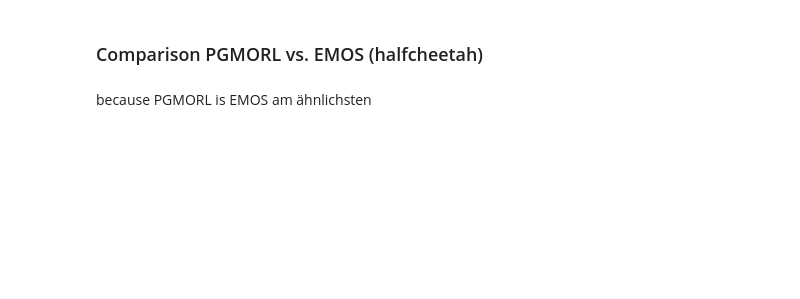
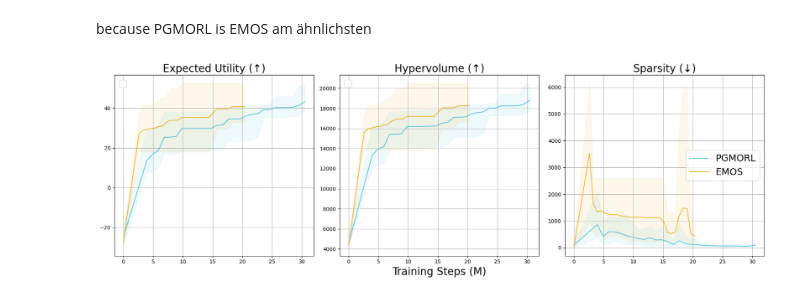
Before and after one commit to clarissakuemhof/masterthesis-public, a Jupyter notebook: export-data/export.ipynb, the cells around one changed output. Saved outputs shown, nothing was run; the diff lists cells and outputs as text; code cells hidden in the pictures; blank space fills up the shorter version.

```diff
--- a/export-data/export.ipynb
+++ b/export-data/export.ipynb
@@ -373,5 +200,80 @@ plt.show()
-# %% [markdown]
-### Comparison PGMORL vs. EMOS (halfcheetah)
 # %% [markdown]
 because PGMORL is EMOS am ähnlichsten
+# %%
+df_eum_pgmorl = pd.read_csv('pgmorl-EUM-halfcheetah.csv')
+df_eum_emos = pd.read_csv('emos-EUM-halfcheetah.csv')
+df_hypervolume_pgmorl = pd.read_csv('pgmorl-HV-halfcheetah.csv')
+df_hypervolume_emos = pd.read_csv('emos-HV-halfcheetah.csv')
+df_sparsity_pgmorl = pd.read_csv('pgmorl-sparsity-halfcheetah.csv')
+df_sparsity_emos = pd.read_csv('emos-sparsity-halfcheetah.csv')
+
+for df in [df_eum_pgmorl,df_eum_emos,df_hypervolume_pgmorl,df_hypervolume_emos,df_sparsity_pgmorl,df_sparsity_emos]:
+    df["global_step"] = df["global_step"] / 1_000_000
+
+fig, axes = plt.subplots(1, 3, figsize=(18, 6))
+
+# EUM Plot (Left)
+axes[0].plot(df_eum_pgmorl["global_step"], df_eum_pgmorl["algo: PGMORL - eval/eum"], color='#5BC5DB')
+axes[0].fill_between(df_eum_pgmorl["global_step"],
+                     df_eum_pgmorl["algo: PGMORL - eval/eum__MIN"],
+                     df_eum_pgmorl["algo: PGMORL - eval/eum__MAX"],
+                     color='#5BC5DB', alpha=0.1)
+
+axes[0].plot(df_eum_emos["global_step"], df_eum_emos["algo: EMOS - eval/eum"], color='#EDB732')
+axes[0].fill_between(df_eum_emos["global_step"],
+                     df_eum_emos["algo: EMOS - eval/eum__MIN"],
+                     df_eum_emos["algo: EMOS - eval/eum__MAX"],
+                     color='#EDB732', alpha=0.1)
+
+axes[0].set_title('Expected Utility (↑)', fontdict={"fontsize": 20})
+axes[0].legend()
+axes[0].grid(True)
+
+# Hypervolume Plot (Middle)
+axes[1].plot(df_hypervolume_pgmorl["global_step"], df_hypervolume_pgmorl["algo: PGMORL - eval/hypervolume"], color='#5BC5DB')
+axes[1].fill_between(df_hypervolume_pgmorl["global_step"],
+                     df_hypervolume_pgmorl["algo: PGMORL - eval/hypervolume__MIN"],
+                     df_hypervolume_pgmorl["algo: PGMORL - eval/hypervolume__MAX"],
+                     color='#5BC5DB', alpha=0.1)
+
+axes[1].plot(df_hypervolume_emos["global_step"], df_hypervolume_emos["algo: EMOS - eval/hypervolume"], color='#EDB732')
+axes[1].fill_between(df_hypervolume_emos["global_step"],
+                     df_hypervolume_emos["algo: EMOS - eval/hypervolume__MIN"],
+                     df_hypervolume_emos["algo: EMOS - eval/hypervolume__MAX"],
+                     color='#EDB732', alpha=0.1)
+
+axes[1].set_title('Hypervolume (↑)', fontdict={"fontsize": 20})
+axes[1].set_xlabel('Training Steps (M)', fontdict={"fontsize": 20})
+axes[1].legend()
+axes[1].grid(True)
+
+# Sparsity Plot (Right)
+axes[2].plot(df_sparsity_pgmorl["global_step"], df_sparsity_pgmorl["algo: PGMORL - eval/sparsity"], label='PGMORL', color='#5BC5DB')
+axes[2].fill_between(df_sparsity_pgmorl["global_step"],
+                     df_sparsity_pgmorl["algo: PGMORL - eval/sparsity__MIN"],
+                     df_sparsity_pgmorl["algo: PGMORL - eval/sparsity__MAX"],
+                     color='#5BC5DB', alpha=0.1)
+
+axes[2].plot(df_sparsity_emos["global_step"], df_sparsity_emos["algo: EMOS - eval/sparsity"], label='EMOS', color='#EDB732')
+axes[2].fill_between(df_sparsity_emos["global_step"],
+                     df_sparsity_emos["algo: EMOS - eval/sparsity__MIN"],
+                     df_sparsity_emos["algo: EMOS - eval/sparsity__MAX"],
+                     color='#EDB732', alpha=0.1)
+
+axes[2].set_title('Sparsity (↓)', fontdict={"fontsize": 20})
+axes[2].legend()
+axes[2].grid(True)
+
+for ax in axes:
+    #ax.set_xlim(0, 20)
+    ax.set_xlabel(ax.get_xlabel(), fontdict={"fontsize": 20})
+    ax.legend(prop={"size": 18})
+    ax.grid(True)
+
+plt.savefig("/Users/clarissakuemhof/Library/Mobile Documents/com~apple~CloudDocs/LMU/5. Semester/Masterarbeit/plots-thesis/pgmorl-emos-halfcheetah.pdf", format="pdf", bbox_inches="tight")
+
+plt.tight_layout()
+plt.show()
+# %% [output]
+[figure, added]
 # %% [markdown]
```
Also changed, not shown: parts of 31 cells of this notebook, 48 other files.
